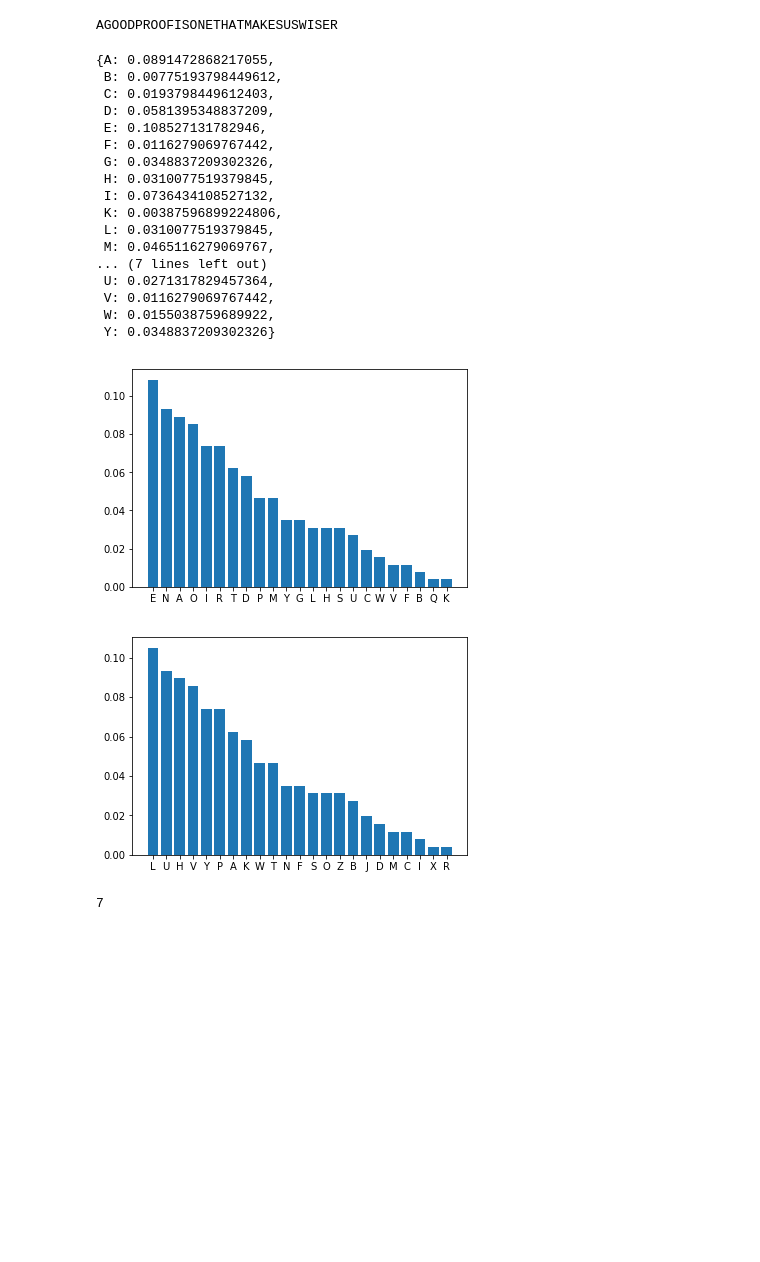
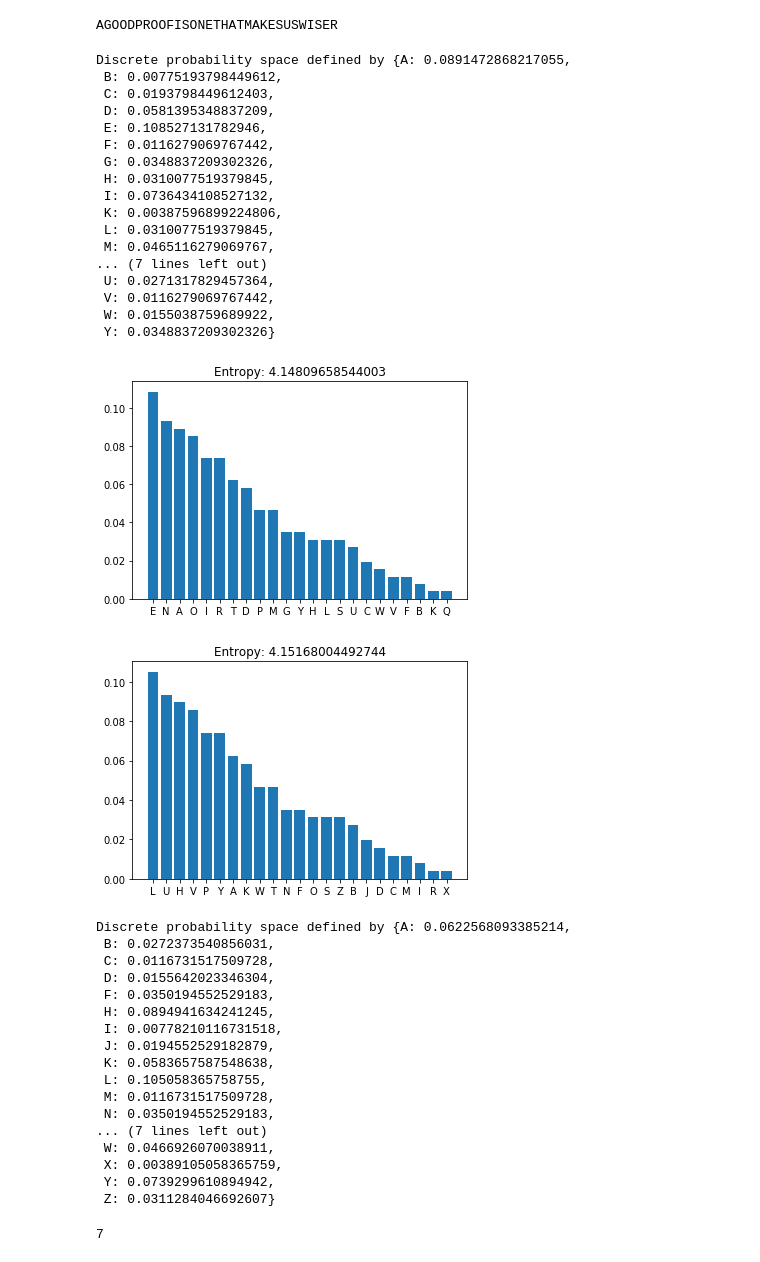
Before and after one commit to gverticale/network-security-and-cryptography, a Jupyter notebook: Sagemath and classic ciphers.ipynb, the cells around one changed output. Drawn from its saved outputs; the diff is of its cells as text; code cells hidden in the pictures; blank space fills up the shorter version.

```diff
--- a/Sagemath and classic ciphers.ipynb
+++ b/Sagemath and classic ciphers.ipynb
@@ -102,7 +105,7 @@ CS.deciphering(11,c)
 # %% [output]
 AGOODPROOFISONETHATMAKESUSWISER
 # %%
-# Can we make it more automatic?
+# Can we make it automatic?
 # Let's use a longer text
 raven =  """Once upon a midnight dreary, while I pondered, weak and weary,
             Over many a quaint and curious volume of forgotten lore,
@@ -111,10 +114,10 @@ raven =  """Once upon a midnight dreary, while I pondered, weak and weary,
             Tis some visiter, I muttered, tapping at my chamber door --
             Only this,and nothing more."""
 m = CS.encoding(raven)
-frequency = m.frequency_distribution().function()
+frequency = m.frequency_distribution()
 frequency
 # %% [output]
-{A: 0.0891472868217055,
+Discrete probability space defined by {A: 0.0891472868217055,
  B: 0.00775193798449612,
  C: 0.0193798449612403,
  D: 0.0581395348837209,
@@ -135,37 +138,56 @@ frequency
 # We define a function to plot the frequencies
 import matplotlib.pyplot as plt
 def plot_frequencies(frequency):
-    sorted_frequencies = sorted(frequency.items(), key=lambda x: x[1], reverse=True)
+    sorted_frequencies = sorted(frequency.function().items(), key=lambda x: x[1], reverse=True)
 
-    letters = [ x[0] for x in sorted_frequencies]
-    values = [ x[1] for x in sorted_frequencies]
+    elements = range(len(sorted_frequencies))
+    letters, values = zip(*sorted_frequencies)
 
-    plt.bar(range(len(values)),values)
-    plt.xticks(range(len(letters)), letters)
+    plt.bar(elements,values)
+    plt.xticks(elements, letters)
+    plt.title("Entropy: {}".format(frequency.entropy()))
     plt.show()
 # %%
 # Show the frequencies
 plot_frequencies(frequency)
 # %% [output]
-[figure, old version]
+[figure, new version]
 # %%
-# Let's decrypt a longer message using frequenccy analysis
+# Let's decrypt a longer message using frequency analysis
 ciphertext = """VUJLBWVUHTPKUPNOAKYLHYFDOPSLPWVUK
                 LYLKDLHRHUKDLHYFVCLYTHUFHXBHPUAHU
                 KJBYPVBZCVSBTLVMMVYNVAALUSVYLDOPS
                 LPUVKKLKULHYSFUHWWPUNZBKKLUSFAOLY
                 LJHTLHAHWWPUNHZVMZVTLVULNLUASFYHW
                 WPUNYHWWPUNHATFJOHTILYKVVYAPZZVTL
                 CPZPALYPTBAALYLKAHWWPUNHATFJOHTIL
                 YKVVYVUSFAOPZHUKUVAOPUNTVY"""
 AS = AlphabeticStrings()
 A = AS.alphabet()
 CS = ShiftCryptosystem(AS)
 c = CS.encoding(ciphertext)
-fd = c.frequency_distribution().function()
+fd = c.frequency_distribution()
 plot_frequencies(fd)
+fd
 # %% [output]
-[figure, old version]
+[figure, new version]
+Discrete probability space defined by {A: 0.0622568093385214,
+ B: 0.0272373540856031,
+ C: 0.0116731517509728,
+ D: 0.0155642023346304,
+ F: 0.0350194552529183,
+ H: 0.0894941634241245,
+ I: 0.00778210116731518,
+ J: 0.0194552529182879,
+ K: 0.0583657587548638,
+ L: 0.105058365758755,
+ M: 0.0116731517509728,
+ N: 0.0350194552529183,
+... (7 lines left out)
+ W: 0.0466926070038911,
+ X: 0.00389105058365759,
+ Y: 0.0739299610894942,
+ Z: 0.0311284046692607}
 # %%
 # Maybe E is encrypted to L?
 # We calculate the shift
```
Also changed, not shown: parts of 20 cells of this notebook, 2 other files.
